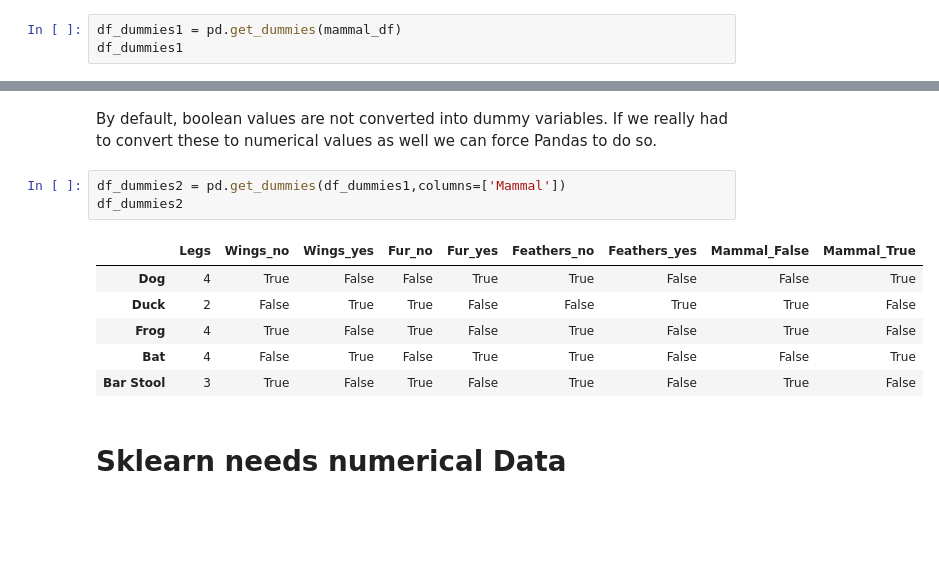
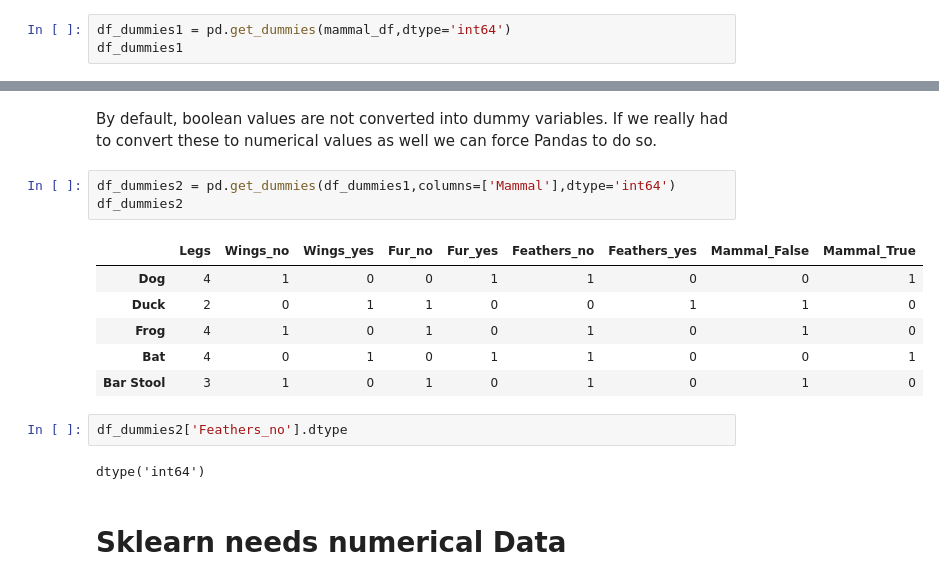
Before and after one commit to lutzhamel/CSC310, a Jupyter notebook: notes/08-data-manipulation-pandas.ipynb, the cells around one changed output, grey strips where cells are left out. Drawn from its saved outputs; the diff is of its cells as text; blank space fills up the shorter version.

```diff
--- a/notes/08-data-manipulation-pandas.ipynb
+++ b/notes/08-data-manipulation-pandas.ipynb
@@ -249,7 +249,7 @@ mammal_df
 | Bat | 4 | yes | yes | no | True |
 | Bar Stool | 3 | no | no | no | False |
 # %%
-df_dummies1 = pd.get_dummies(mammal_df)
+df_dummies1 = pd.get_dummies(mammal_df,dtype='int64')
 df_dummies1
 # %% [output]
 |  | Legs | Mammal | Wings_no | Wings_yes | Fur_no | Fur_yes | Feathers_no | Feathers_yes |
@@ -264,15 +264,19 @@ df_dummies1
 By default, boolean values are not converted into dummy variables.
 If we really had to convert these to numerical values as well we can force Pandas to do so.
 # %%
-df_dummies2 = pd.get_dummies(df_dummies1,columns=['Mammal'])
+df_dummies2 = pd.get_dummies(df_dummies1,columns=['Mammal'],dtype='int64')
 df_dummies2
 # %% [output]
 |  | Legs | Wings_no | Wings_yes | Fur_no | Fur_yes | Feathers_no | Feathers_yes | Mammal_False | Mammal_True |
-| Dog | 4 | True | False | False | True | True | False | False | True |
-| Duck | 2 | False | True | True | False | False | True | True | False |
-| Frog | 4 | True | False | True | False | True | False | True | False |
-| Bat | 4 | False | True | False | True | True | False | False | True |
-| Bar Stool | 3 | True | False | True | False | True | False | True | False |
+| Dog | 4 | 1 | 0 | 0 | 1 | 1 | 0 | 0 | 1 |
+| Duck | 2 | 0 | 1 | 1 | 0 | 0 | 1 | 1 | 0 |
+| Frog | 4 | 1 | 0 | 1 | 0 | 1 | 0 | 1 | 0 |
+| Bat | 4 | 0 | 1 | 0 | 1 | 1 | 0 | 0 | 1 |
+| Bar Stool | 3 | 1 | 0 | 1 | 0 | 1 | 0 | 1 | 0 |
+# %%
+df_dummies2['Feathers_no'].dtype
+# %% [output]
+dtype('int64')
 # %% [markdown]
 # Sklearn needs numerical Data
 # %% [markdown]
```
Also changed, not shown: parts of 4 cells of this notebook, 2 other files.
